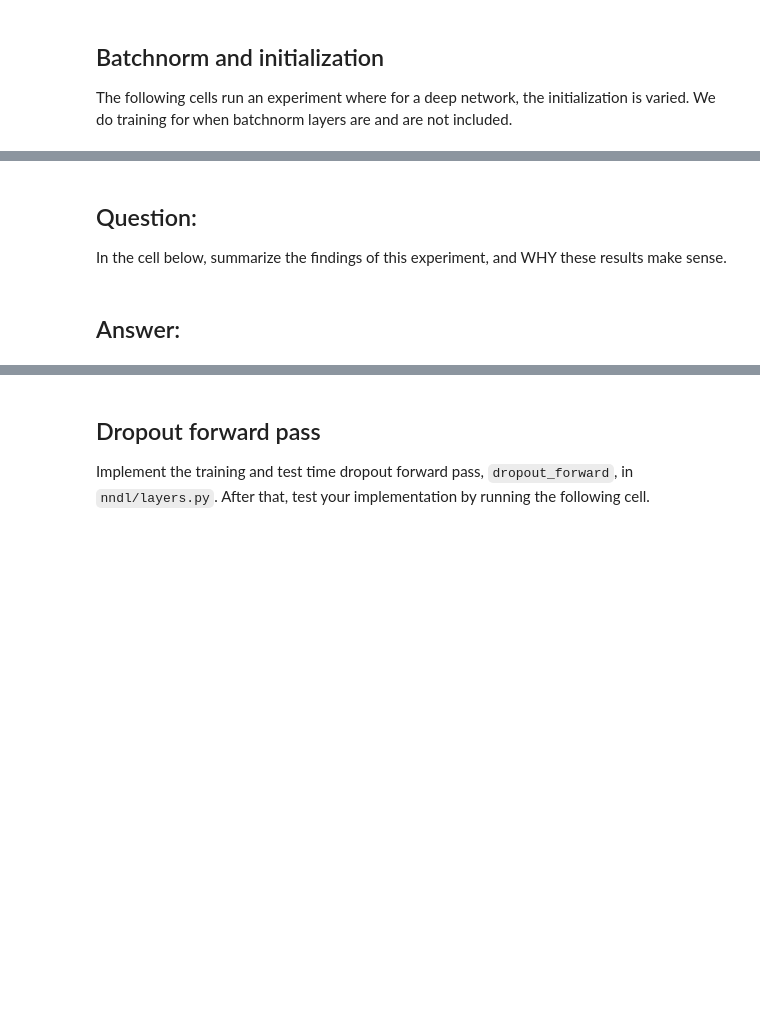
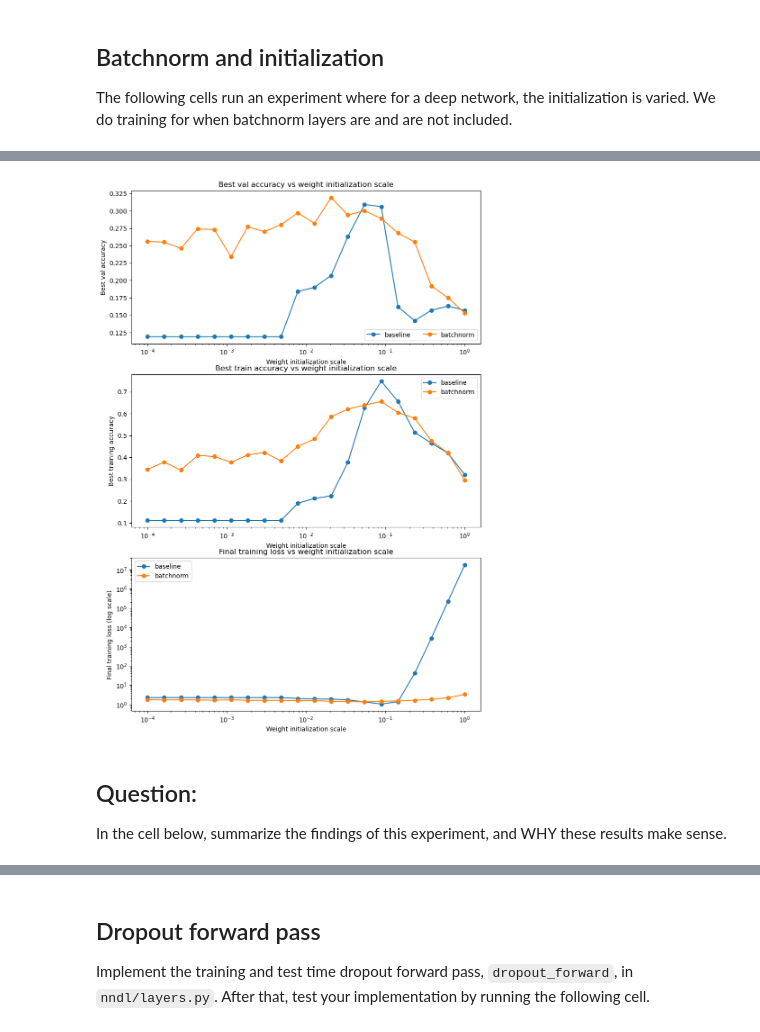
Before and after one commit to LepingWan/ECE247A, a Jupyter notebook: HW4.ipynb, the cells around one changed output, grey strips where cells are left out. Cells and saved outputs as stored; diff of their text form; code cells hidden in the pictures; blank space fills up the shorter version.

```diff
--- a/HW4.ipynb
+++ b/HW4.ipynb
@@ -1419,37 +2124,38 @@ for ws in weight_scales:
   bn_best_val_accs.append(max(bn_solvers[ws].val_acc_history))
 
   final_train_loss.append(np.mean(solvers[ws].loss_history[-100:]))
   bn_final_train_loss.append(np.mean(bn_solvers[ws].loss_history[-100:]))
 
 plt.subplot(3, 1, 1)
 plt.title('Best val accuracy vs weight initialization scale')
 plt.xlabel('Weight initialization scale')
 plt.ylabel('Best val accuracy')
 plt.semilogx(weight_scales, best_val_accs, '-o', label='baseline')
 plt.semilogx(weight_scales, bn_best_val_accs, '-o', label='batchnorm')
 plt.legend(ncol=2, loc='lower right')
 
 plt.subplot(3, 1, 2)
 plt.title('Best train accuracy vs weight initialization scale')
 plt.xlabel('Weight initialization scale')
 plt.ylabel('Best training accuracy')
 plt.semilogx(weight_scales, best_train_accs, '-o', label='baseline')
 plt.semilogx(weight_scales, bn_best_train_accs, '-o', label='batchnorm')
 plt.legend()
 
 plt.subplot(3, 1, 3)
 plt.title('Final training loss vs weight initialization scale')
 plt.xlabel('Weight initialization scale')
-plt.ylabel('Final training loss')
+plt.ylabel('Final training loss (log scale)')
+plt.yscale('log')
 plt.semilogx(weight_scales, final_train_loss, '-o', label='baseline')
 plt.semilogx(weight_scales, bn_final_train_loss, '-o', label='batchnorm')
 plt.legend()
 
 plt.gcf().set_size_inches(10, 15)
 plt.show()
+# %% [output]
+[figure, added]
 # %% [markdown]
 ## Question:
 
 In the cell below, summarize the findings of this experiment, and WHY these results make sense.
-# %% [markdown]
-## Answer:
```
Also changed, not shown: parts of 37 cells of this notebook, 5 other files.
